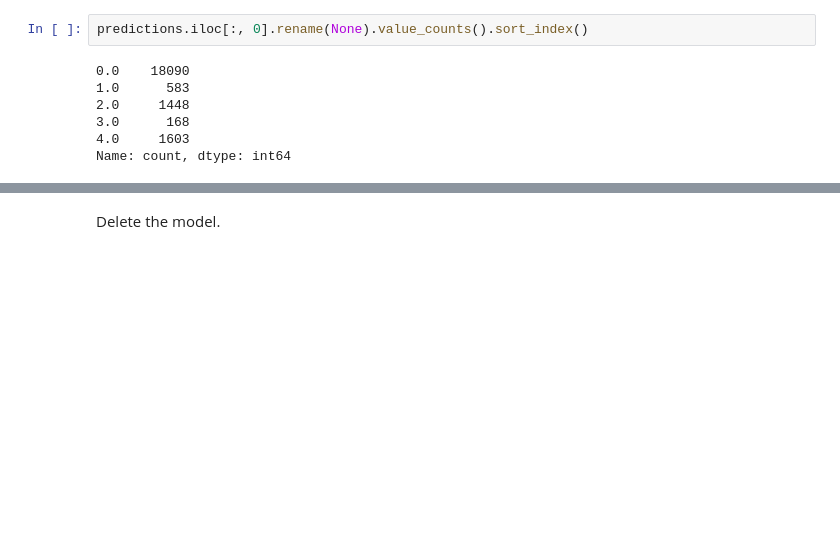
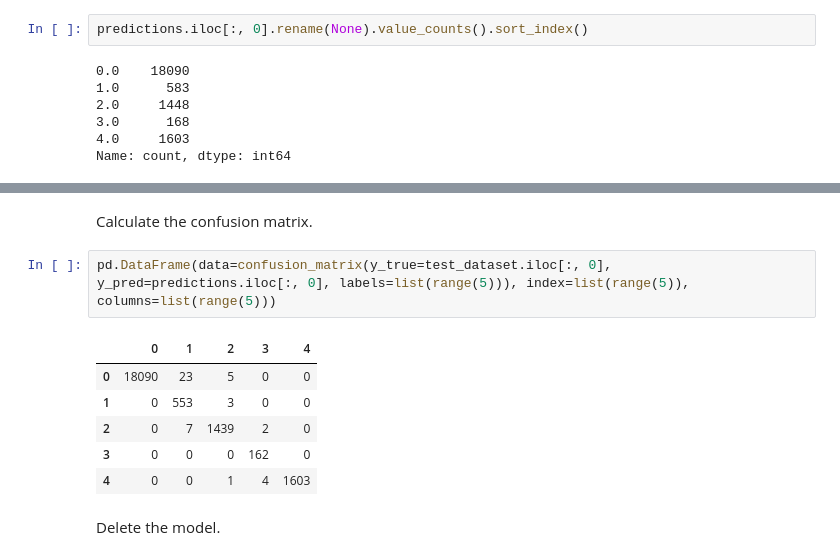
Before and after one commit to fg-research/lstm-fcn-sagemaker, a Jupyter notebook: examples/MIT-BIH.ipynb, the cells around one changed output, grey strips where cells are left out. Drawn from its saved outputs; the diff is of its cells as text; blank space fills up the shorter version.

```diff
--- a/examples/MIT-BIH.ipynb
+++ b/examples/MIT-BIH.ipynb
@@ -317,3 +310,14 @@ metrics
+# %% [markdown]
+Calculate the confusion matrix.
+# %%
+pd.DataFrame(data=confusion_matrix(y_true=test_dataset.iloc[:, 0], y_pred=predictions.iloc[:, 0], labels=list(range(5))), index=list(range(5)), columns=list(range(5)))
+# %% [output]
+|  | 0 | 1 | 2 | 3 | 4 |
+| 0 | 18090 | 23 | 5 | 0 | 0 |
+| 1 | 0 | 553 | 3 | 0 | 0 |
+| 2 | 0 | 7 | 1439 | 2 | 0 |
+| 3 | 0 | 0 | 0 | 162 | 0 |
+| 4 | 0 | 0 | 1 | 4 | 1603 |
 # %% [markdown]
 Delete the model.
 # %%
```
Also changed, not shown: parts of 9 cells of this notebook.
